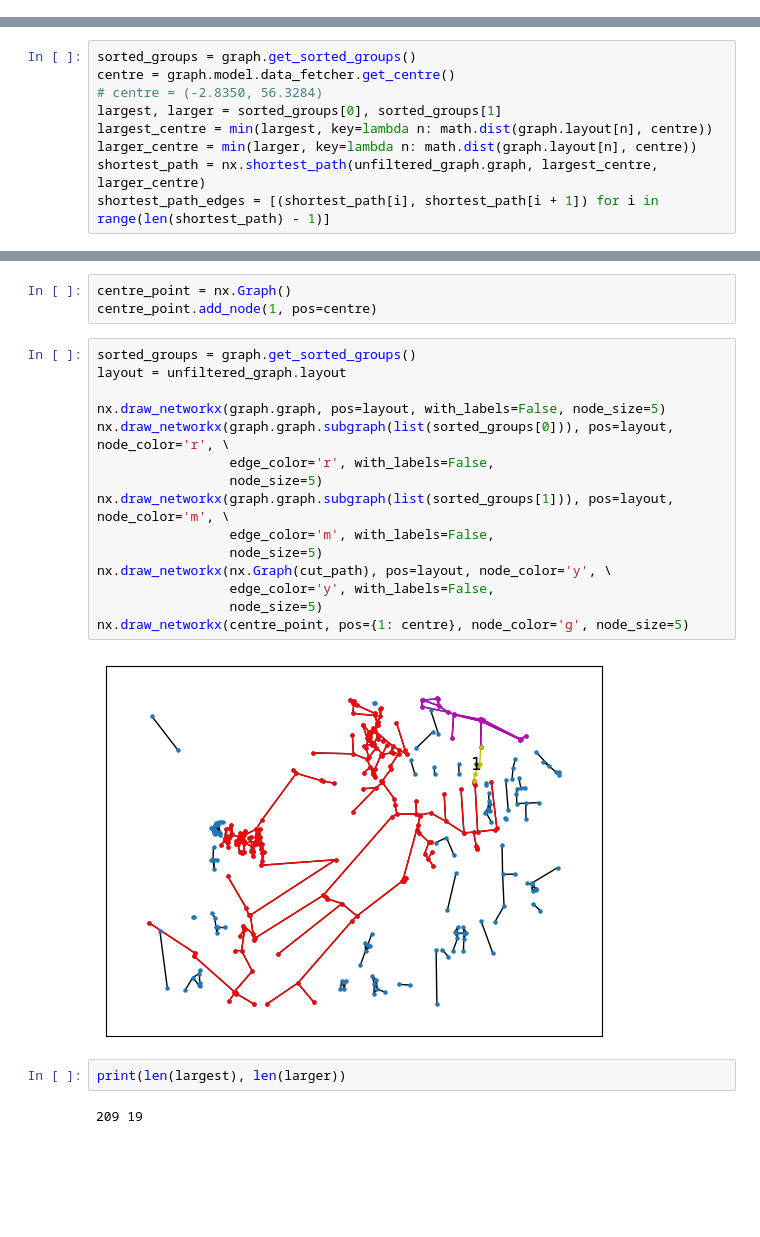
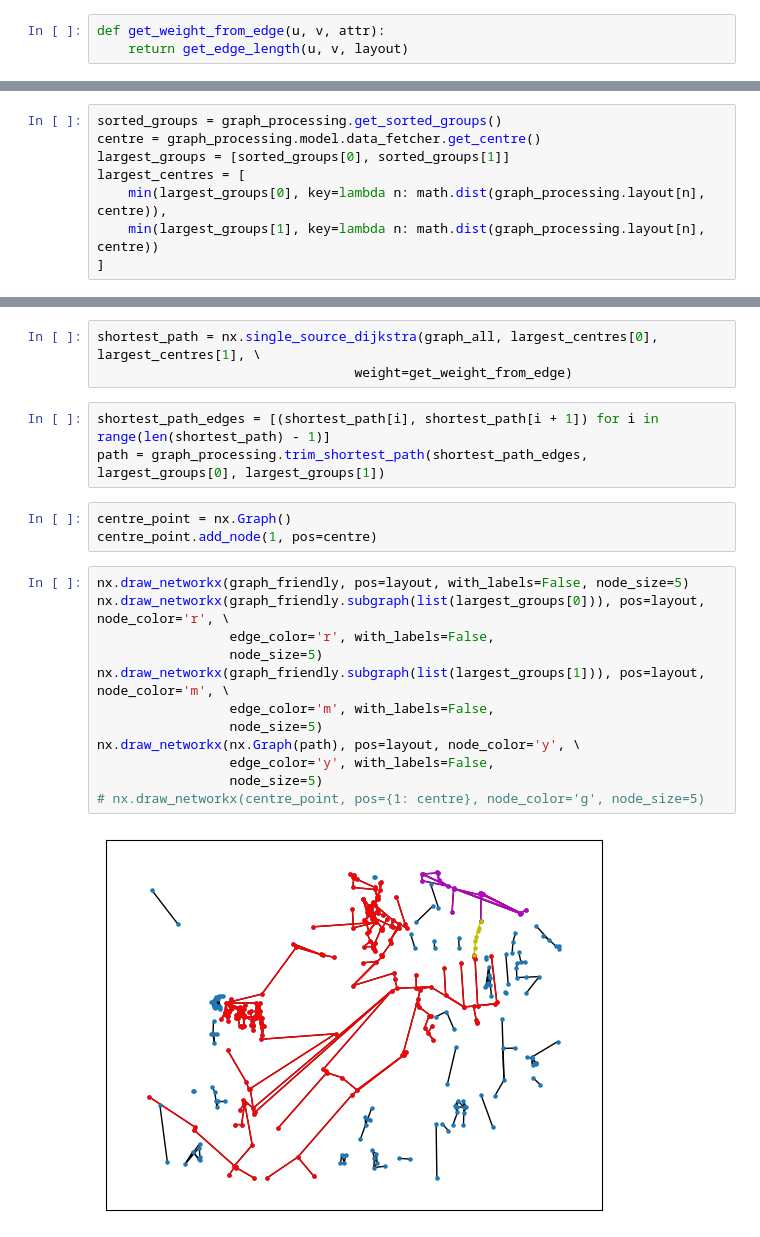
Before and after one commit to jxnw/cycle-routes, a Jupyter notebook: notebooks/shortest_path.ipynb, the cells around one changed output, grey strips where cells are left out. Cells and saved outputs as stored; diff of their text form; blank space fills up the shorter version.

```diff
--- a/notebooks/shortest_path.ipynb
+++ b/notebooks/shortest_path.ipynb
@@ -17,0 +25,3 @@ graph = GraphProcessing(config)
+# %%
+def get_weight_from_edge(u, v, attr):
+    return get_edge_length(u, v, layout)
@@ -37,9 +36,8 @@ unfiltered_graph.draw_graph_with_largest_groups()
 # %%
-sorted_groups = graph.get_sorted_groups()
-centre = graph.model.data_fetcher.get_centre()
-# centre = (-2.8350, 56.3284)
-largest, larger = sorted_groups[0], sorted_groups[1]
-largest_centre = min(largest, key=lambda n: math.dist(graph.layout[n], centre))
-larger_centre = min(larger, key=lambda n: math.dist(graph.layout[n], centre))
-shortest_path = nx.shortest_path(unfiltered_graph.graph, largest_centre, larger_centre)
-shortest_path_edges = [(shortest_path[i], shortest_path[i + 1]) for i in range(len(shortest_path) - 1)]
+sorted_groups = graph_processing.get_sorted_groups()
+centre = graph_processing.model.data_fetcher.get_centre()
+largest_groups = [sorted_groups[0], sorted_groups[1]]
+largest_centres = [
+    min(largest_groups[0], key=lambda n: math.dist(graph_processing.layout[n], centre)),
+    min(largest_groups[1], key=lambda n: math.dist(graph_processing.layout[n], centre))
+]
@@ -63,24 +44,23 @@ cut_path = shortest_path_edges[start_index:end_index+1]
+# %%
+shortest_path = nx.single_source_dijkstra(graph_all, largest_centres[0], largest_centres[1], \
+                                 weight=get_weight_from_edge)
+# %%
+shortest_path_edges = [(shortest_path[i], shortest_path[i + 1]) for i in range(len(shortest_path) - 1)]
+path = graph_processing.trim_shortest_path(shortest_path_edges, largest_groups[0], largest_groups[1])
 # %%
 centre_point = nx.Graph()
 centre_point.add_node(1, pos=centre)
 # %%
-sorted_groups = graph.get_sorted_groups()
-layout = unfiltered_graph.layout
-
-nx.draw_networkx(graph.graph, pos=layout, with_labels=False, node_size=5)
-nx.draw_networkx(graph.graph.subgraph(list(sorted_groups[0])), pos=layout, node_color='r', \
+nx.draw_networkx(graph_friendly, pos=layout, with_labels=False, node_size=5)
+nx.draw_networkx(graph_friendly.subgraph(list(largest_groups[0])), pos=layout, node_color='r', \
                  edge_color='r', with_labels=False,
                  node_size=5)
-nx.draw_networkx(graph.graph.subgraph(list(sorted_groups[1])), pos=layout, node_color='m', \
+nx.draw_networkx(graph_friendly.subgraph(list(largest_groups[1])), pos=layout, node_color='m', \
                  edge_color='m', with_labels=False,
                  node_size=5)
-nx.draw_networkx(nx.Graph(cut_path), pos=layout, node_color='y', \
+nx.draw_networkx(nx.Graph(path), pos=layout, node_color='y', \
                  edge_color='y', with_labels=False,
                  node_size=5)
-nx.draw_networkx(centre_point, pos={1: centre}, node_color='g', node_size=5)
+# nx.draw_networkx(centre_point, pos={1: centre}, node_color='g', node_size=5)
 # %% [output]
-[figure, old version]
+[figure, new version]
-# %%
-print(len(largest), len(larger))
-# %% [output]
-209 19
```
Also changed, not shown: parts of 21 cells of this notebook, 7 other files.
